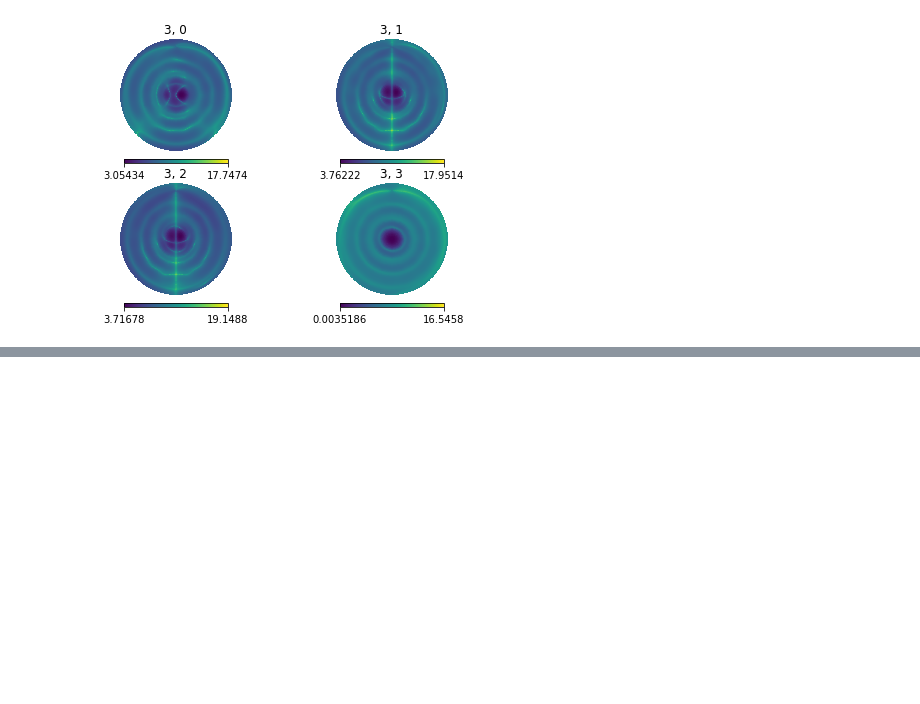
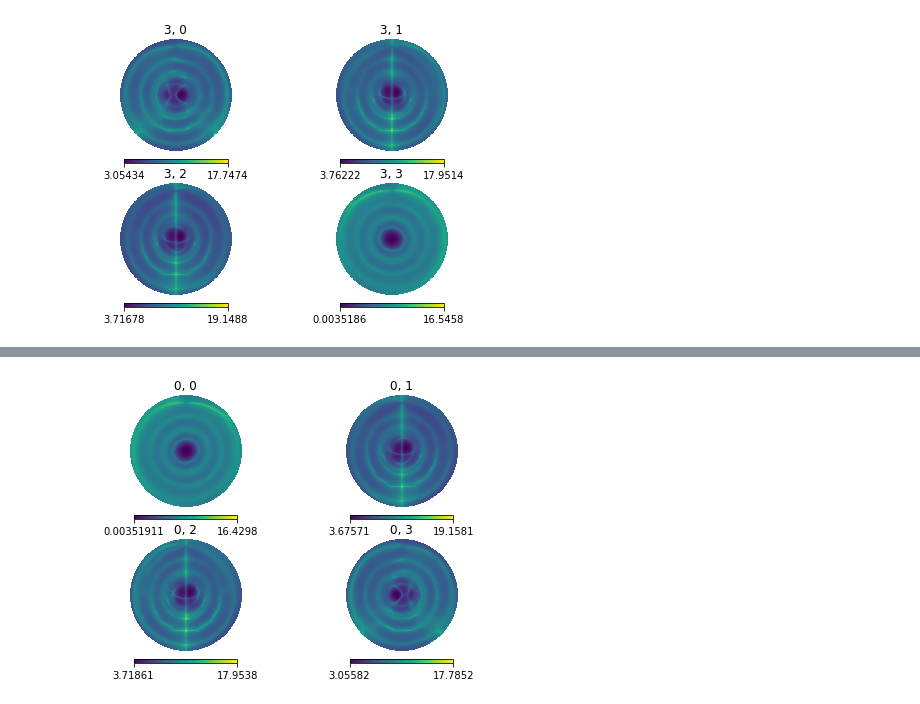
Before and after one commit to 3276908917/skyflux, a Jupyter notebook: notebooks/jones_matrices/A_Catalog.ipynb, the cells around one changed output, grey strips where cells are left out. Saved outputs shown, nothing was run; the diff lists cells and outputs as text; code cells hidden in the pictures; blank space fills up the shorter version.

```diff
--- a/notebooks/jones_matrices/A_Catalog.ipynb
+++ b/notebooks/jones_matrices/A_Catalog.ipynb
@@ -132,0 +153,7 @@ project_Ai_log(A, 3)
+# %%
+hp.orthview(np.abs(np.log(A[:, 0, 0])), rot=[0, 90], half_sky=True, sub=[2, 2, 1], title='0, 0', xsize=1000)
+hp.orthview(np.abs(np.log(A[:, 0, 1])), rot=[0, 90], half_sky=True, sub=[2, 2, 2], title='0, 1', xsize=1000)
+hp.orthview(np.abs(np.log(A[:, 0, 2])), rot=[0, 90], half_sky=True, sub=[2, 2, 3], title='0, 2', xsize=1000)
+hp.orthview(np.abs(np.log(A[:, 0, 3])), rot=[0, 90], half_sky=True, sub=[2, 2, 4], title='0, 3', xsize=1000)
+# %% [output]
+[figure, added]
```
Also changed, not shown: parts of 4 cells of this notebook.
